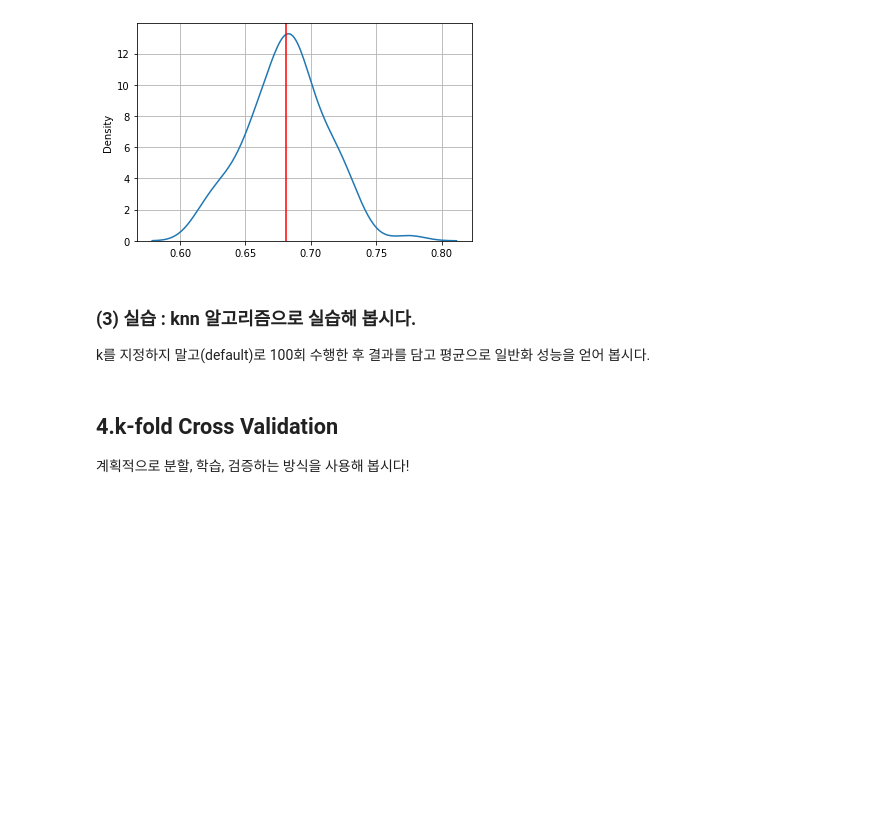
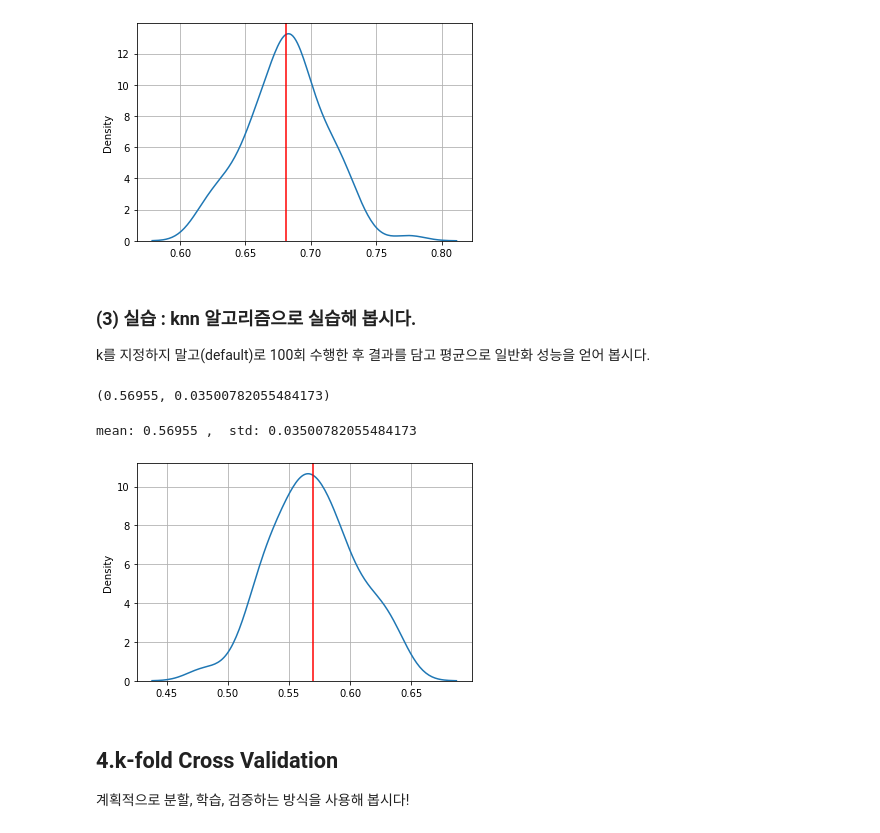
Before and after one commit to SubinOk/KT_AIVLE, a Jupyter notebook: 06 ML/10과 일반화성능.ipynb, the cells around one changed output. Cells and saved outputs as stored; diff of their text form; code cells hidden in the pictures; blank space fills up the shorter version.

```diff
--- a/06 ML/10과 일반화성능.ipynb
+++ b/06 ML/10과 일반화성능.ipynb
@@ -135,3 +135,31 @@ k를 지정하지 말고(default)로 100회 수행한 후 결과를 담고 평
+# %%
+# 100번 반복 실행하여 결과를 담아 냅시다.
+
+result2 = []
+for i in range(100):
+    x_train, x_val, y_train, y_val = train_test_split(x, y, test_size=.2)
+
+    scaler = MinMaxScaler()
+    x_train_s = scaler.fit_transform(x_train)
+    x_val_s = scaler.transform(x_val)
+
+    model = KNeighborsClassifier()
+    model.fit(x_train_s, y_train)
+    pred = model.predict(x_val_s)
+    result2.append(accuracy_score(y_val, pred))
+# %%
+np.mean(result2), np.std(result2)
+# %% [output]
+(0.56955, 0.03500782055484173)
+# %%
+print('mean:', np.mean(result2), ',  std:', np.std(result2))
+sns.kdeplot(result2)
+plt.axvline(np.mean(result2), color = 'r')
+plt.grid()
+plt.show()
+# %% [output]
+mean: 0.56955 ,  std: 0.03500782055484173
+[figure, added]
 # %% [markdown]
 ## 4.k-fold Cross Validation
 
```
Also changed, not shown: parts of 14 cells of this notebook, 7 other files.
